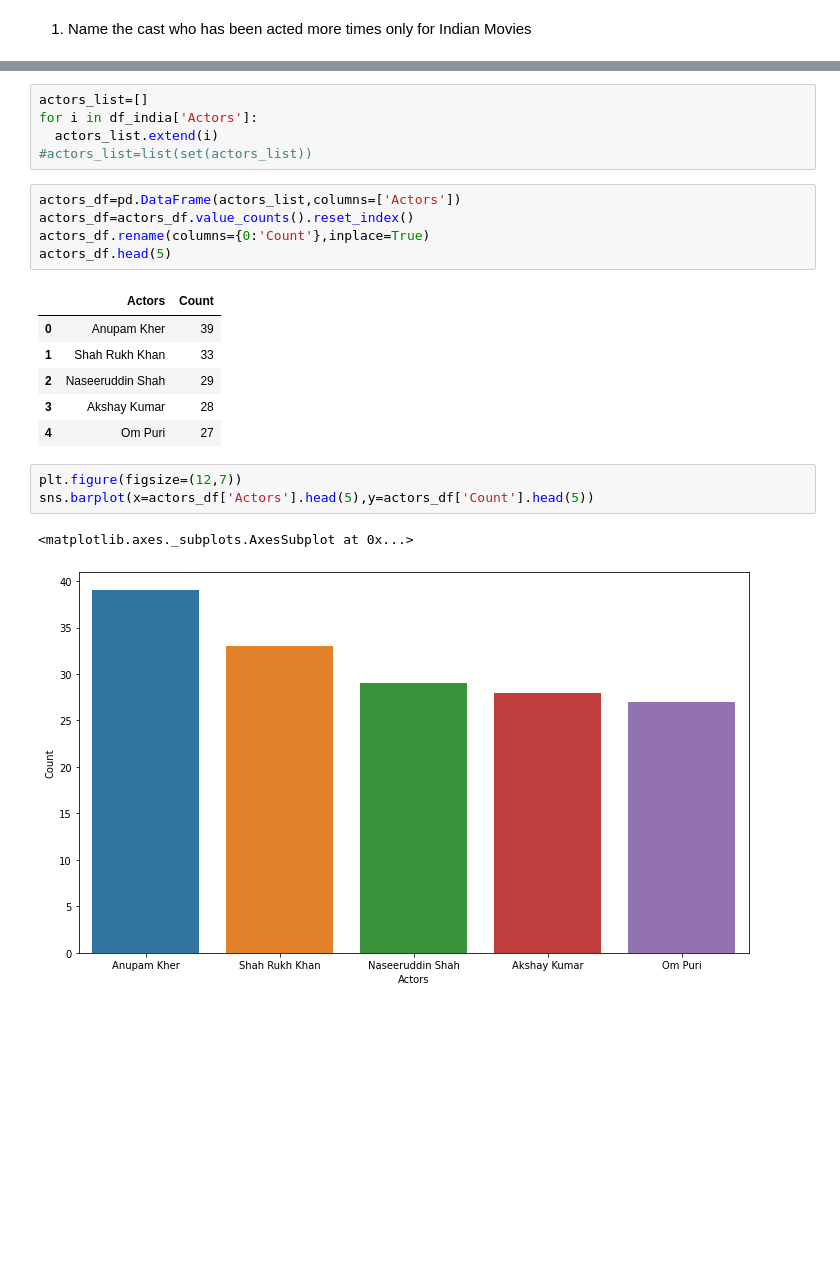
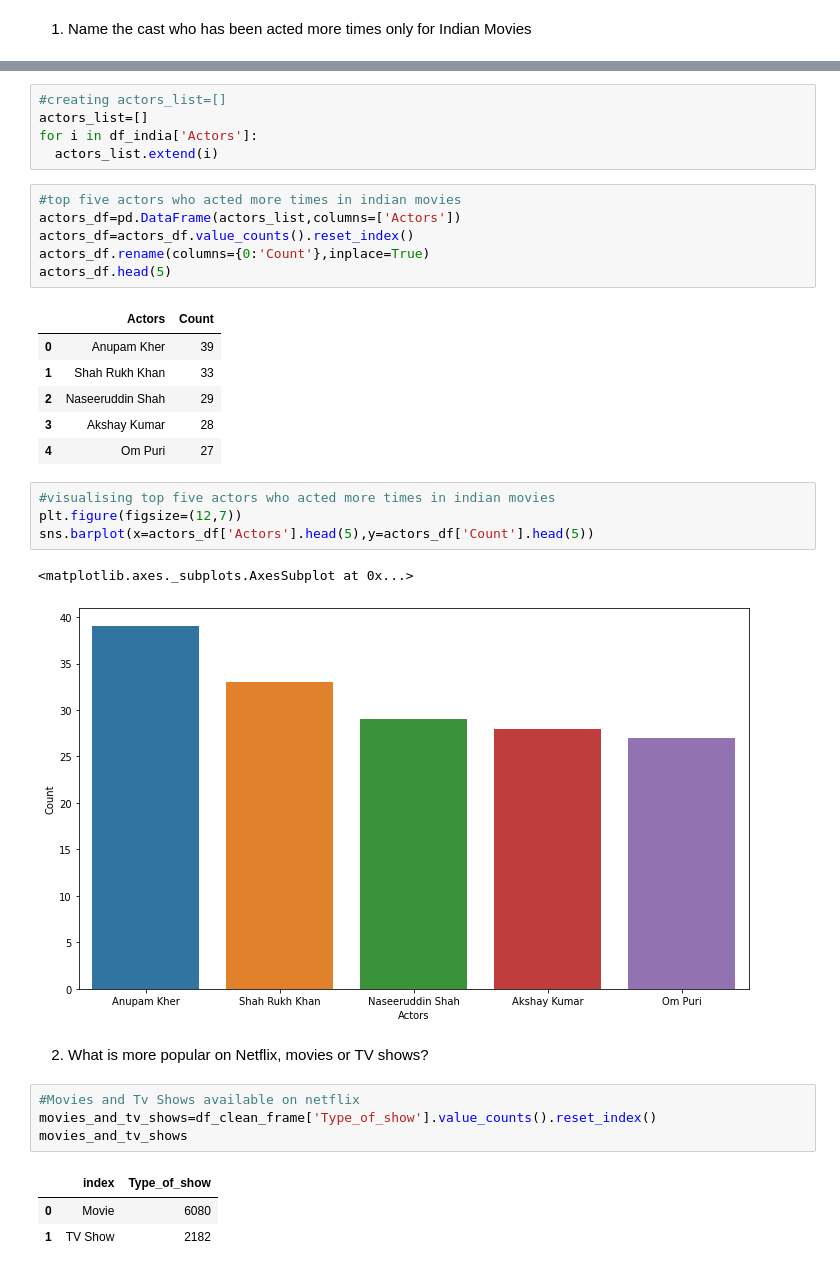
Before and after one commit to Jaiharish-passion07/Fourth_Capstone_Clustering_project, a Jupyter notebook: INDIVIDUAL_CLUSTERING.ipynb, the cells around one changed output, grey strips where cells are left out. Drawn from its saved outputs; the diff is of its cells as text; blank space fills up the shorter version.

```diff
--- a/INDIVIDUAL_CLUSTERING.ipynb
+++ b/INDIVIDUAL_CLUSTERING.ipynb
@@ -175,11 +207,12 @@ def stripping(x):
 df_india['Actors']=df_india['Actors'].apply(lambda x:x.split(','))
 df_india['Actors']=df_india['Actors'].apply(lambda x:stripping(x))
 # %%
+#creating actors_list=[]
 actors_list=[]
 for i in df_india['Actors']:
   actors_list.extend(i)
-#actors_list=list(set(actors_list))
 # %%
+#top five actors who acted more times in indian movies
 actors_df=pd.DataFrame(actors_list,columns=['Actors'])
 actors_df=actors_df.value_counts().reset_index()
 actors_df.rename(columns={0:'Count'},inplace=True)
@@ -192,8 +225,19 @@ actors_df.head(5)
 | 3 | Akshay Kumar | 28 |
 | 4 | Om Puri | 27 |
 # %%
+#visualising top five actors who acted more times in indian movies
 plt.figure(figsize=(12,7))
 sns.barplot(x=actors_df['Actors'].head(5),y=actors_df['Count'].head(5))
 # %% [output]
 <matplotlib.axes._subplots.AxesSubplot at 0x...>
 [figure]
+# %% [markdown]
+2) What is more popular on Netflix, movies or TV shows?
+# %%
+#Movies and Tv Shows available on netflix
+movies_and_tv_shows=df_clean_frame['Type_of_show'].value_counts().reset_index()
+movies_and_tv_shows
+# %% [output]
+|  | index | Type_of_show |
+| 0 | Movie | 6080 |
+| 1 | TV Show | 2182 |
```
Also changed, not shown: parts of 27 cells of this notebook.
